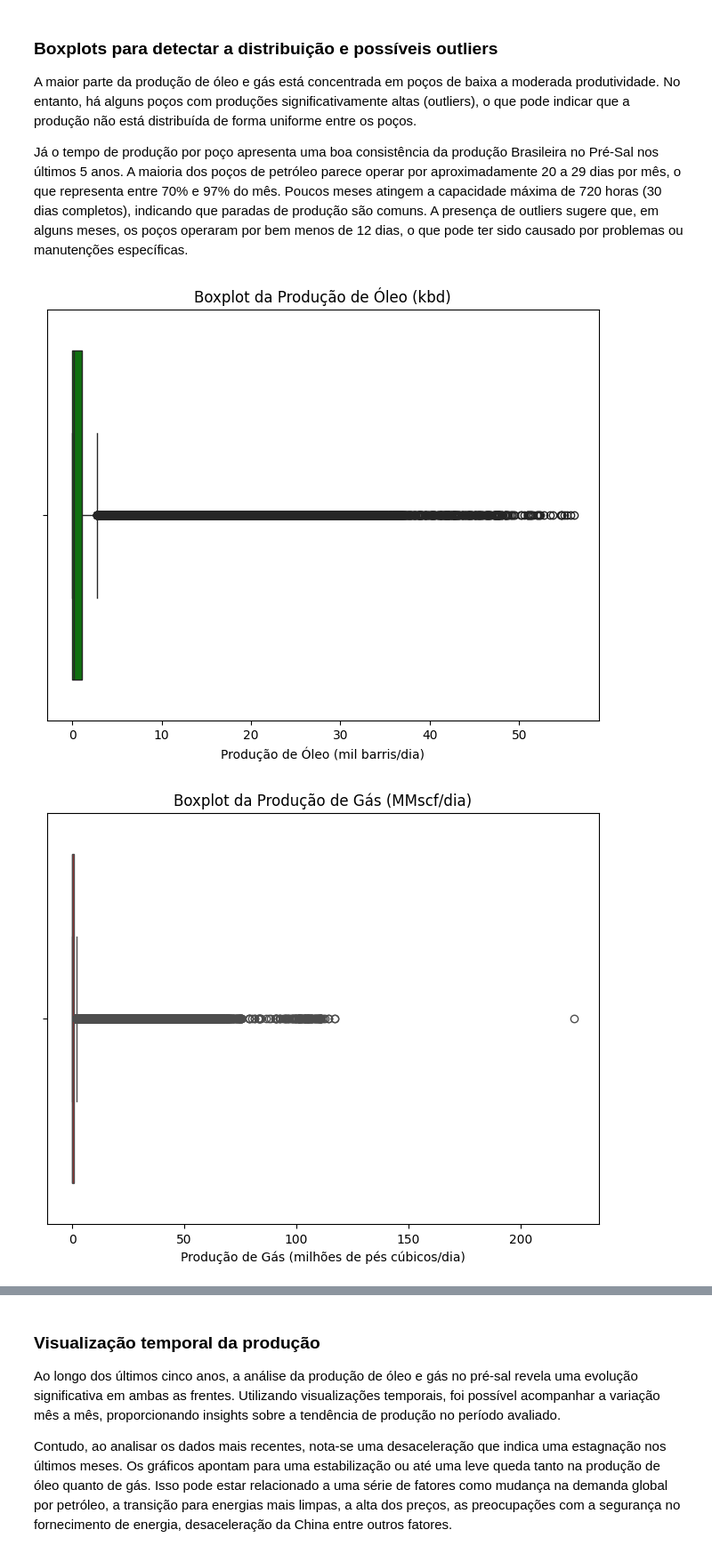
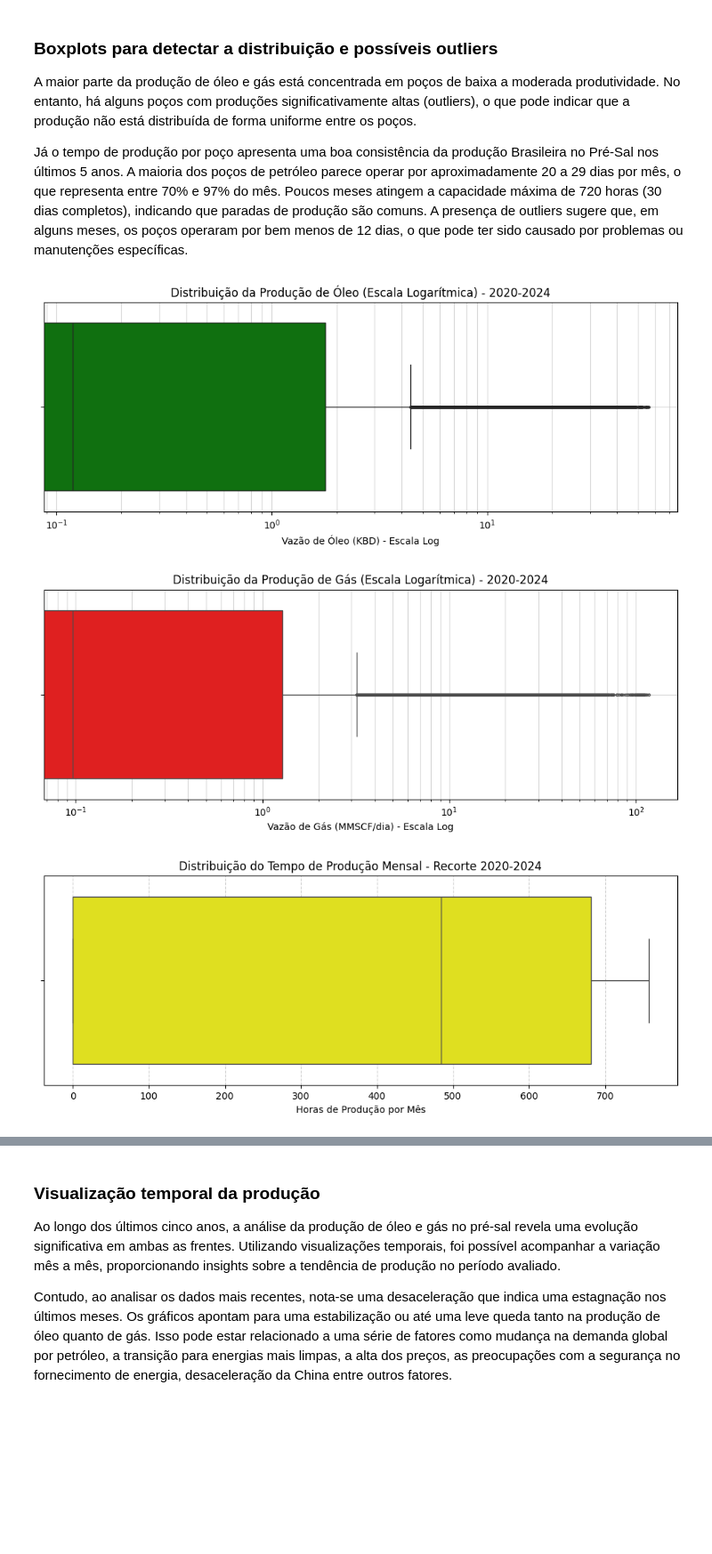
Before and after one commit to brainopensource/datascience-mvp, a Jupyter notebook: ciencia-de-dados/MVP_Análise_de_Dados_e_Boas_Práticas_Extended.ipynb, the cells around one changed output, grey strips where cells are left out. Shown at 89% size. Saved outputs shown, nothing was run; the diff lists cells and outputs as text; code cells hidden in the pictures; blank space fills up the shorter version.

```diff
--- a/ciencia-de-dados/MVP_Análise_de_Dados_e_Boas_Práticas_Extended.ipynb
+++ b/ciencia-de-dados/MVP_Análise_de_Dados_e_Boas_Práticas_Extended.ipynb
@@ -828,21 +828,37 @@ plt.show()
 A maior parte da produção de óleo e gás está concentrada em poços de baixa a moderada produtividade. No entanto, há alguns poços com produções significativamente altas (outliers), o que pode indicar que a produção não está distribuída de forma uniforme entre os poços.
 
 Já o tempo de produção por poço apresenta uma boa consistência da produção Brasileira no Pré-Sal nos últimos 5 anos. A maioria dos poços de petróleo parece operar por aproximadamente 20 a 29 dias por mês, o que representa entre 70% e 97% do mês. Poucos meses atingem a capacidade máxima de 720 horas (30 dias completos), indicando que paradas de produção são comuns. A presença de outliers sugere que, em alguns meses, os poços operaram por bem menos de 12 dias, o que pode ter sido causado por problemas ou manutenções específicas.
-# %%
-# Boxplot para a produção de óleo
-plt.figure(figsize=(8, 6))
-sns.boxplot(data=df_production_clean['oleo_kbd'], color='green', orient='h')
-plt.title('Boxplot da Produção de Óleo (kbd)')
-plt.xlabel('Produção de Óleo (mil barris/dia)')
-plt.show()
-
-# Boxplot para a produção de gás
-plt.figure(figsize=(8, 6))
-sns.boxplot(data=df_production_clean['gas_natural_mmscf_total'], color='red', orient='h')
-plt.title('Boxplot da Produção de Gás (MMscf/dia)')
-plt.xlabel('Produção de Gás (milhões de pés cúbicos/dia)')
-plt.show()
-# %% [output]
-[figure, removed]
-[figure, removed]
+# %%
+# Criando um recorte de dados apenas de 2020 em diante para visualização legível
+df_recente = df_production_clean[df_production_clean['ano'] >= 2020]
+
+# 1. Boxplot para a produção de óleo (Escala Logarítmica)
+plt.figure(figsize=(12, 4))
+sns.boxplot(data=df_recente, x='oleo_kbd', color='green', fliersize=2)
+plt.xscale('log')
+plt.title('Distribuição da Produção de Óleo (Escala Logarítmica) - 2020-2024')
+plt.xlabel('Vazão de Óleo (KBD) - Escala Log')
+plt.grid(True, which="both", ls="-", alpha=0.5)
+plt.show()
+
+# 2. Boxplot para a produção de gás (Escala Logarítmica)
+plt.figure(figsize=(12, 4))
+sns.boxplot(data=df_recente, x='gas_natural_mmscf_total', color='red', fliersize=2)
+plt.xscale('log')
+plt.title('Distribuição da Produção de Gás (Escala Logarítmica) - 2020-2024')
+plt.xlabel('Vazão de Gás (MMSCF/dia) - Escala Log')
+plt.grid(True, which="both", ls="-", alpha=0.5)
+plt.show()
+
+# 3. Boxplot para tempo de produção (Escala Linear)
+plt.figure(figsize=(12, 4))
+sns.boxplot(data=df_recente, x='tempo_producao_hspormes', color='yellow')
+plt.title('Distribuição do Tempo de Produção Mensal - Recorte 2020-2024')
+plt.xlabel('Horas de Produção por Mês')
+plt.grid(axis='x', linestyle='--', alpha=0.6)
+plt.show()
+# %% [output]
+[figure, added]
+[figure, added]
+[figure, added]
 # %%
```
Also changed, not shown: parts of 2 cells of this notebook.
